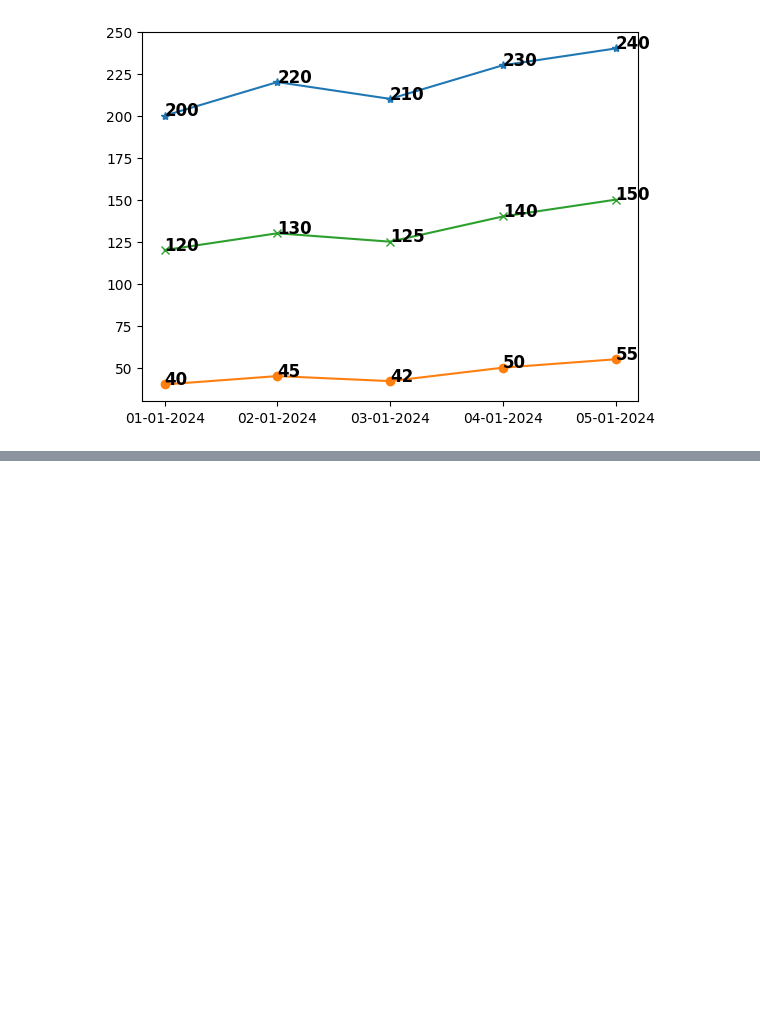
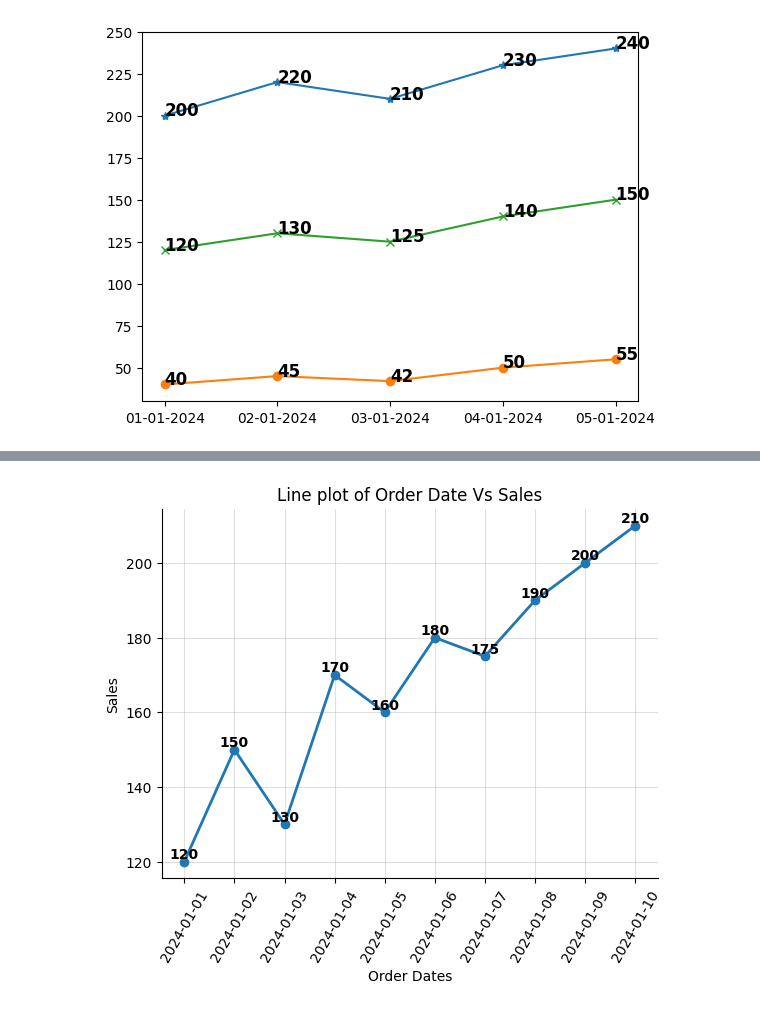
Before and after one commit to sagarnbeedi-analytics/data-analytics-portfolio, a Jupyter notebook: PYTHON/practicing_python_libraries/python_files/matplotlib.ipynb, the cells around one changed output, grey strips where cells are left out. Cells and saved outputs as stored; diff of their text form; code cells hidden in the pictures; blank space fills up the shorter version.

```diff
--- a/PYTHON/practicing_python_libraries/python_files/matplotlib.ipynb
+++ b/PYTHON/practicing_python_libraries/python_files/matplotlib.ipynb
@@ -506,0 +571,6 @@ for line in plt.gca().lines:
+# %%
+df = pd.DataFrame({
+    "Date": pd.date_range("2024-01-01", periods=10, freq="D"),
+    "Sales": [120, 150, 130, 170, 160, 180, 175, 190, 200, 210]
+})
+df
@@ -506,0 +589,23 @@ for line in plt.gca().lines:
+# %%
+plt.style.use("default")
+plt.grid(alpha=0.4)
+ax=plt.gca()
+ax.spines["top"].set_visible(False)
+ax.spines["right"].set_visible(False)
+plt.plot(
+    df["Date"],
+    df["Sales"],
+    marker="o",linewidth=2
+)
+for x,y in zip(df["Date"],df["Sales"]):
+    value=y
+    plt.text(
+        x,y,value,ha="center",va="bottom",color="black",fontweight="bold"
+    )
+    plt.xticks(rotation=60)
+
+    plt.xlabel("Order Dates")
+    plt.ylabel("Sales")
+    plt.title("Line plot of Order Date Vs Sales")
+# %% [output]
+[figure, added]
```
Also changed, not shown: parts of 16 cells of this notebook.
